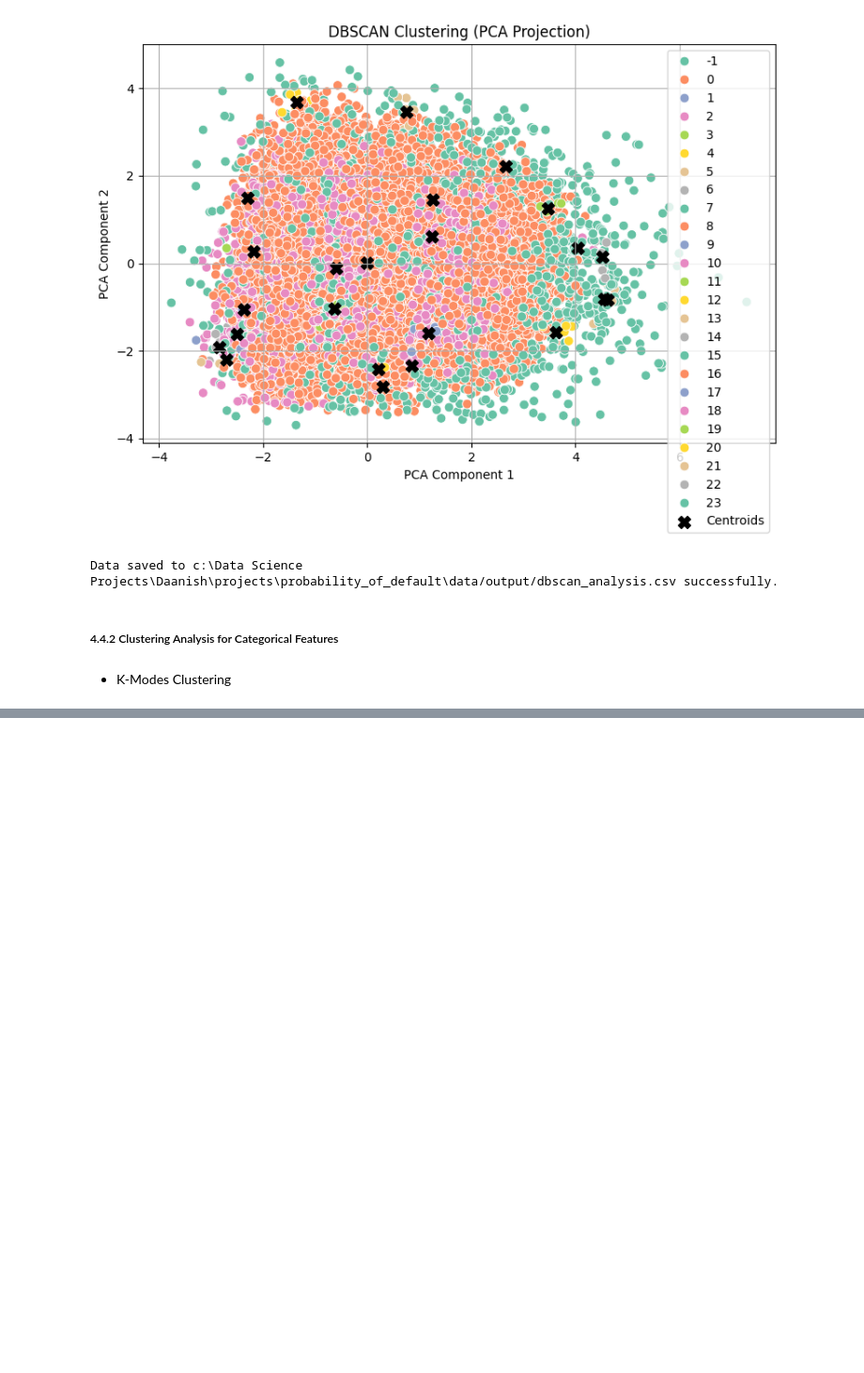
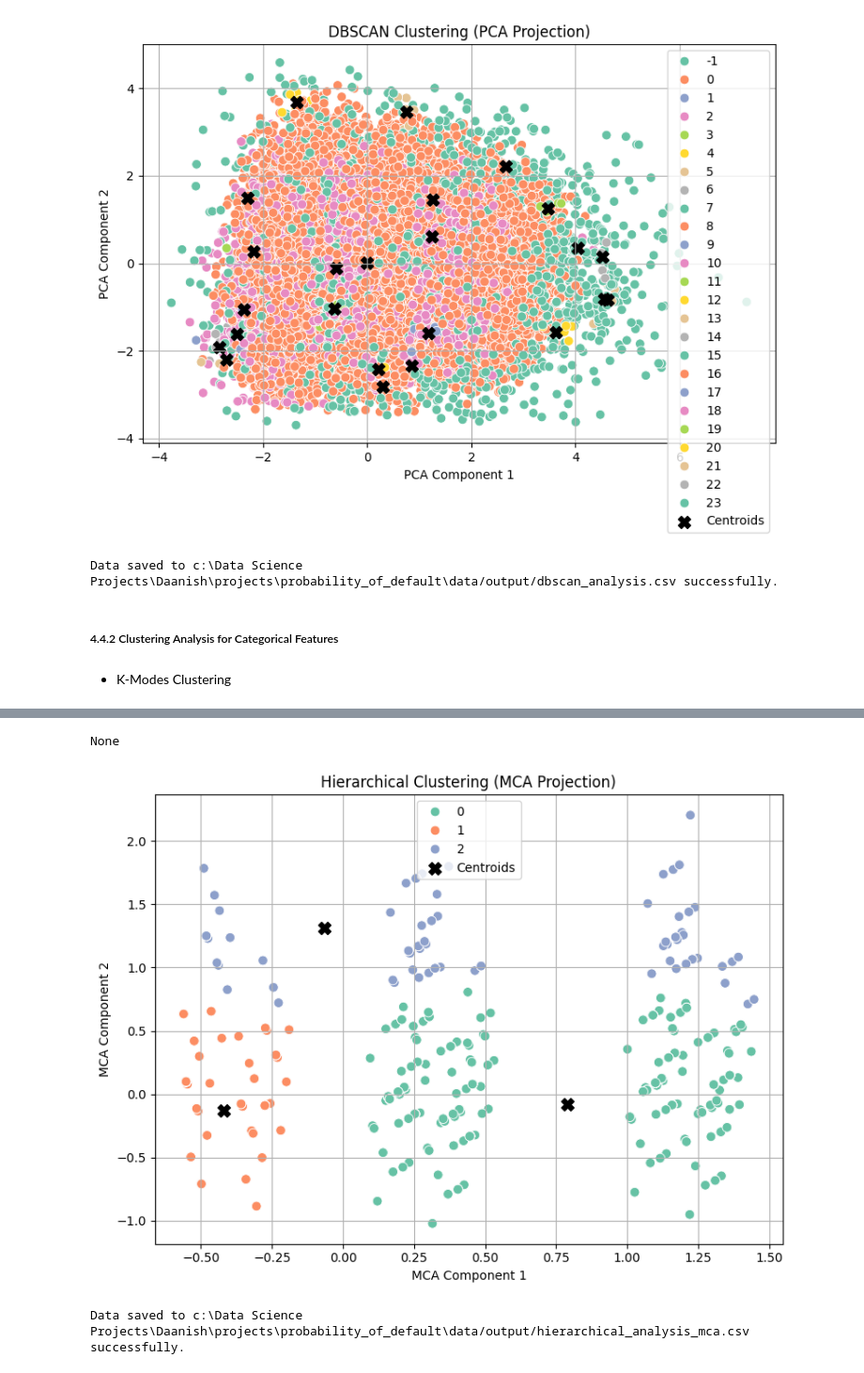
Before and after one commit to soleimanihamed/Daanish, a Jupyter notebook: projects/probability_of_default/main.ipynb, the cells around one changed output, grey strips where cells are left out. Shown at 94% size. Cells and saved outputs as stored; diff of their text form; code cells hidden in the pictures; blank space fills up the shorter version.

```diff
--- a/projects/probability_of_default/main.ipynb
+++ b/projects/probability_of_default/main.ipynb
@@ -834,0 +851,56 @@ Error occurred while saving data: [Errno 13] Permission denied: 'c:\\Data Scienc
+# %%
+# Initialize the HierarchicalClustering class
+hierarchical_analyser = HierarchicalClustering(
+    df=cleaned_df,
+    features=cat_features_without_target,
+    scale=False,
+    handle_skew=False,
+    skew_method='log',
+    skew_threshold=1.0,
+    linkage='ward',       # For ward, metric must be 'euclidean'
+    metric='euclidean',
+    tune_mode=None,     # Optional: None or 'grid' for grid search
+    cluster_range=list(range(2, 11)),
+    n_clusters=3,    # default in case grid not used
+    mca_mode=True
+)
+
+# Fit and predict cluster labels
+labels = hierarchical_analyser.fit_predict()
+
+# Show grid results
+print(hierarchical_analyser.grid_search_results)
+
+# Get 2D PCA projection of the clustered data
+mca_components = hierarchical_analyser.project_2d()
+
+# Approximate cluster centers in MCA space
+centroids_mca = hierarchical_analyser.get_cluster_means_in_2d_space(mca_components)
+
+# Visualize clusters in 2D
+ClusterVisualisation.plot_clusters_2d(
+    components=mca_components,
+    labels=labels,
+    centroids=centroids_mca,
+    title='Hierarchical Clustering (MCA Projection)',
+    xlabel="MCA Component 1", ylabel="MCA Component 2"
+)
+
+# Profile clusters
+pivoted_profile = hierarchical_analyser.profile_clusters(pivot=True)
+
+
+# Save cluster profiling results
+save_utils.save_dataframe_to_csv(
+    pivoted_profile,
+    os.path.join(output_path, "hierarchical_analysis_mca.csv"),
+    overwrite=True,
+    index=True
+)
+
+# Optionally print
+# print(pivoted_profile)
+# %% [output]
+None
+[figure, added]
+Data saved to c:\Data Science Projects\Daanish\projects\probability_of_default\data/output/hierarchical_analysis_mca.csv successfully.
```
Also changed, not shown: parts of 12 cells of this notebook, 6 other files.
